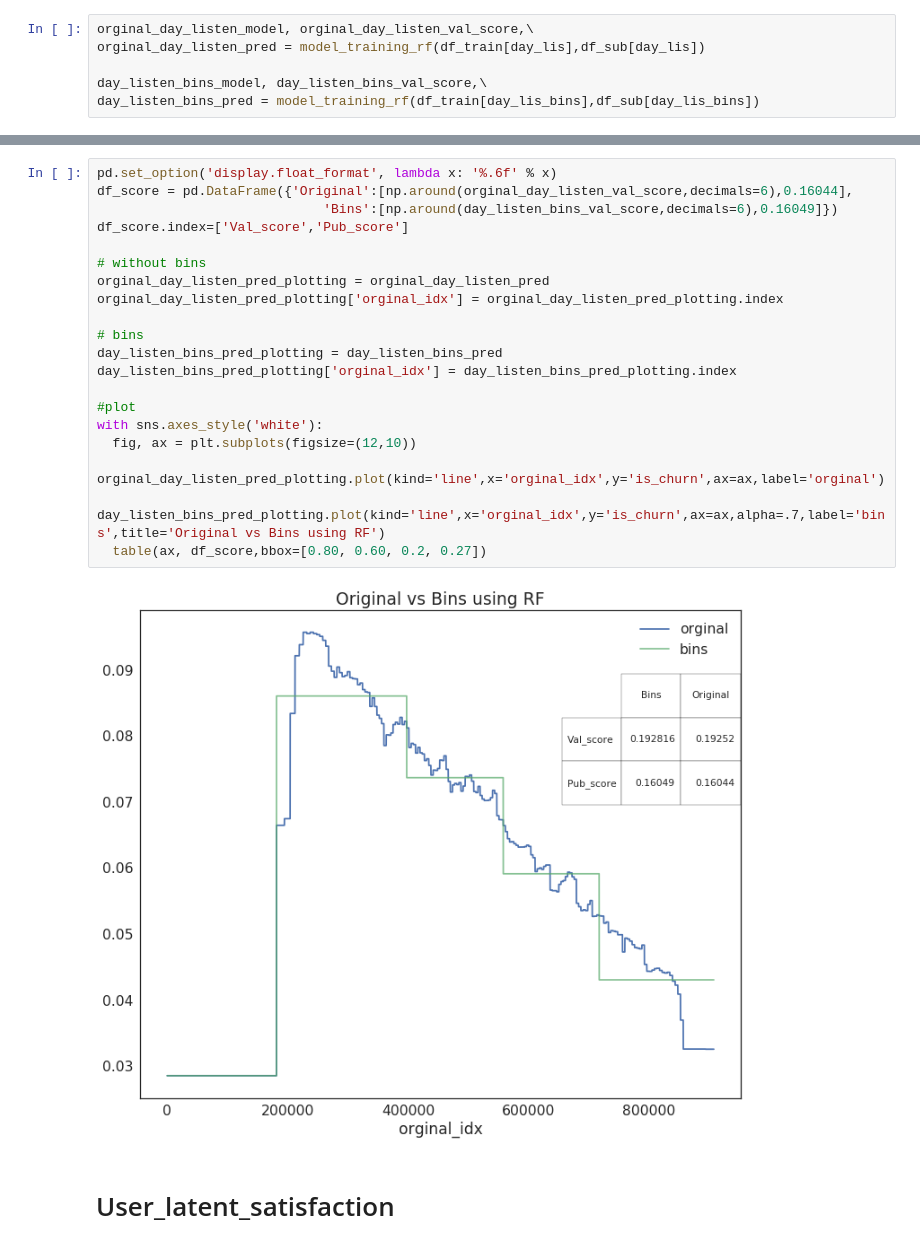
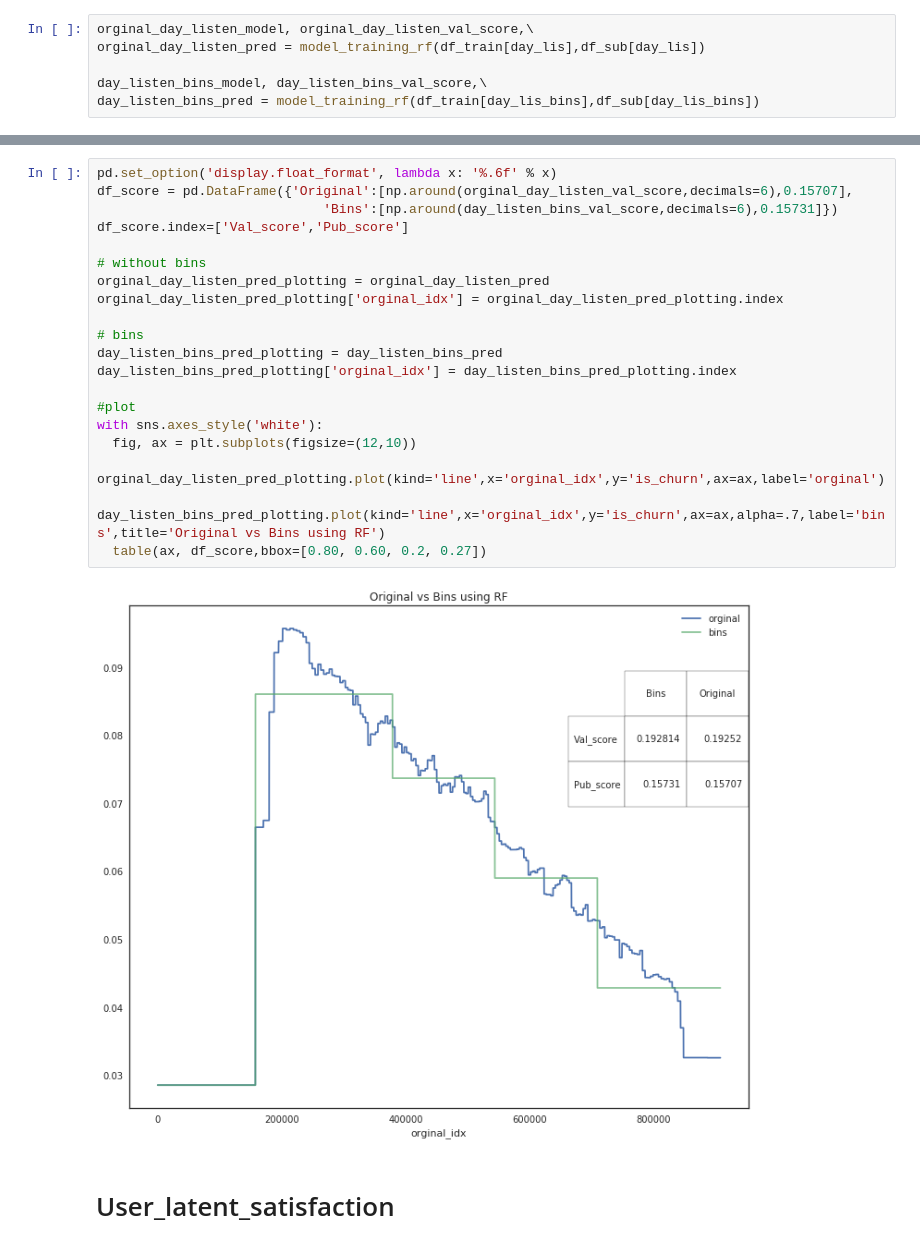
Before and after one commit to YLTsai0609/Kaggle-kkbox-churn-prediction-top5-percentage, a Jupyter notebook: day_listen_satisfaction.ipynb, the cells around one changed output, grey strips where cells are left out. Cells and saved outputs as stored; diff of their text form.

Commit message:
day_listen_fixed
testing set feature six month fixed

```diff
--- a/day_listen_satisfaction.ipynb
+++ b/day_listen_satisfaction.ipynb
@@ -587,25 +600,25 @@ Operation completed over 1 objects/56.6 MiB.
 # %%
 pd.set_option('display.float_format', lambda x: '%.6f' % x)
-df_score = pd.DataFrame({'Original':[np.around(orginal_day_listen_val_score,decimals=6),0.16044],
-                             'Bins':[np.around(day_listen_bins_val_score,decimals=6),0.16049]})
+df_score = pd.DataFrame({'Original':[np.around(orginal_day_listen_val_score,decimals=6),0.15707],
+                             'Bins':[np.around(day_listen_bins_val_score,decimals=6),0.15731]})
 df_score.index=['Val_score','Pub_score']
 
 # without bins
 orginal_day_listen_pred_plotting = orginal_day_listen_pred
 orginal_day_listen_pred_plotting['orginal_idx'] = orginal_day_listen_pred_plotting.index
 
 # bins
 day_listen_bins_pred_plotting = day_listen_bins_pred
 day_listen_bins_pred_plotting['orginal_idx'] = day_listen_bins_pred_plotting.index
 
 #plot
 with sns.axes_style('white'):
   fig, ax = plt.subplots(figsize=(12,10))
   orginal_day_listen_pred_plotting.plot(kind='line',x='orginal_idx',y='is_churn',ax=ax,label='orginal')
   day_listen_bins_pred_plotting.plot(kind='line',x='orginal_idx',y='is_churn',ax=ax,alpha=.7,label='bins',title='Original vs Bins using RF')
   table(ax, df_score,bbox=[0.80, 0.60, 0.2, 0.27])
 # %% [output]
-[figure, old version]
+[figure, new version]
 # %% [markdown]
 # User_latent_satisfaction
 # %%
```
Also changed, not shown: parts of 15 cells of this notebook.
